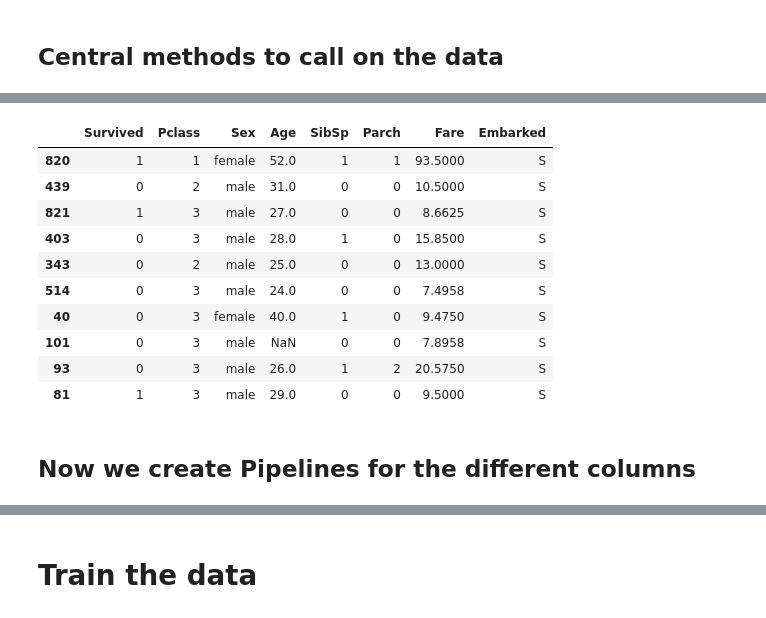
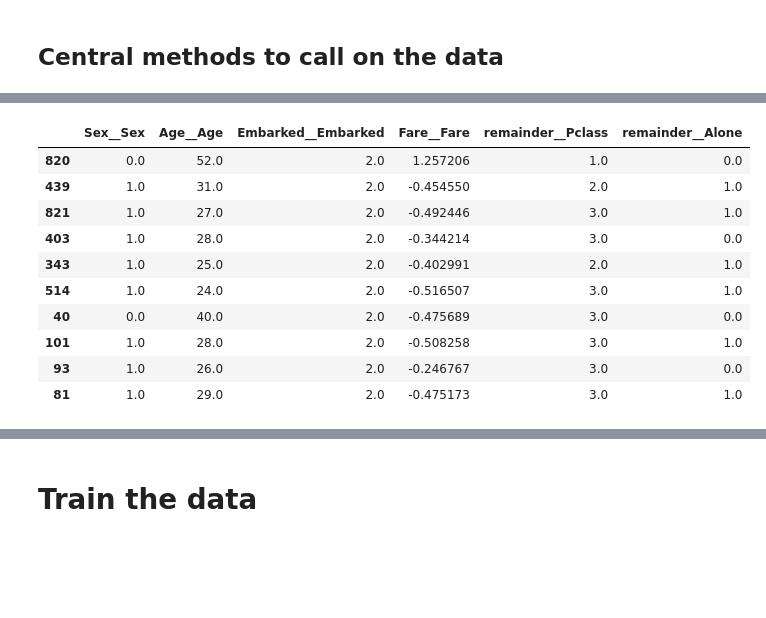
Before and after one commit to danielh1307/kaggle-titanic, a Jupyter notebook: titanic-kaggle-pipeline.ipynb, the cells around one changed output, grey strips where cells are left out. Saved outputs shown, nothing was run; the diff lists cells and outputs as text; code cells hidden in the pictures; blank space fills up the shorter version.

```diff
--- a/titanic-kaggle-pipeline.ipynb
+++ b/titanic-kaggle-pipeline.ipynb
@@ -33,16 +92,56 @@ titanic = drop_columns(titanic)
+# %%
+def preprocess_feature(X):
+    # drop the columns
+    X = drop_columns(X)
+
+    # create column "Alone" from ["SibSp", "Parch"]
+    transformer = FunctionTransformer(transform_sipsp_parch)
+    X = transformer.transform(X)
+
+    # since we have "0" values in Fare, we replace them with "NaN" (the imputer in the pipeline will change those afterwards)
+    X['Fare'] = X['Fare'].replace(0, np.nan)
+
+    return X
+
+
+def apply_pipeline(X, pipeline):
+    # here we do only a "transform", no "fit"!
+    return pd.DataFrame(pipeline.transform(X), columns=pipeline.get_feature_names_out(), index=X.index)
+
+
+transformers = [
+    ('Sex', sex_pipeline(), ['Sex']),
+    ('Age', age_pipeline(), ['Age']),
+    ('Embarked', embarked_pipeline(), ['Embarked']),
+    ('Fare', fare_pipeline(), ['Fare'])
+]
+
+# Create the ColumnTransformer
+ct = ColumnTransformer(transformers, remainder="passthrough")
+
+# Create the pipeline
+preprocessing_pipeline = Pipeline([
+    ("preprocessor", ct)
+])
+
+X_train = preprocess_feature(X_train)
+
+# fit the pipeline on the preprocessed features
+preprocessing_pipeline.fit(X_train)
+
+# apply the pipeline
+X_train = apply_pipeline(X_train, preprocessing_pipeline)
 # %%
-titanic.head(10)
+X_train.head(10)
 # %% [output]
-|  | Survived | Pclass | Sex | Age | SibSp | Parch | Fare | Embarked |
-| 820 | 1 | 1 | female | 52.0 | 1 | 1 | 93.5000 | S |
-| 439 | 0 | 2 | male | 31.0 | 0 | 0 | 10.5000 | S |
-| 821 | 1 | 3 | male | 27.0 | 0 | 0 | 8.6625 | S |
-| 403 | 0 | 3 | male | 28.0 | 1 | 0 | 15.8500 | S |
-| 343 | 0 | 2 | male | 25.0 | 0 | 0 | 13.0000 | S |
-| 514 | 0 | 3 | male | 24.0 | 0 | 0 | 7.4958 | S |
-| 40 | 0 | 3 | female | 40.0 | 1 | 0 | 9.4750 | S |
-| 101 | 0 | 3 | male | NaN | 0 | 0 | 7.8958 | S |
-| 93 | 0 | 3 | male | 26.0 | 1 | 2 | 20.5750 | S |
-| 81 | 1 | 3 | male | 29.0 | 0 | 0 | 9.5000 | S |
+|  | Sex__Sex | Age__Age | Embarked__Embarked | Fare__Fare | remainder__Pclass | remainder__Alone |
+| 820 | 0.0 | 52.0 | 2.0 | 1.257206 | 1.0 | 0.0 |
+| 439 | 1.0 | 31.0 | 2.0 | -0.454550 | 2.0 | 1.0 |
+| 821 | 1.0 | 27.0 | 2.0 | -0.492446 | 3.0 | 1.0 |
+| 403 | 1.0 | 28.0 | 2.0 | -0.344214 | 3.0 | 0.0 |
+| 343 | 1.0 | 25.0 | 2.0 | -0.402991 | 2.0 | 1.0 |
+| 514 | 1.0 | 24.0 | 2.0 | -0.516507 | 3.0 | 1.0 |
+| 40 | 0.0 | 40.0 | 2.0 | -0.475689 | 3.0 | 0.0 |
+| 101 | 1.0 | 28.0 | 2.0 | -0.508258 | 3.0 | 1.0 |
+| 93 | 1.0 | 26.0 | 2.0 | -0.246767 | 3.0 | 0.0 |
+| 81 | 1.0 | 29.0 | 2.0 | -0.475173 | 3.0 | 1.0 |
-# %% [markdown]
-## Now we create Pipelines for the different columns
```
Also changed, not shown: parts of 48 cells of this notebook.
